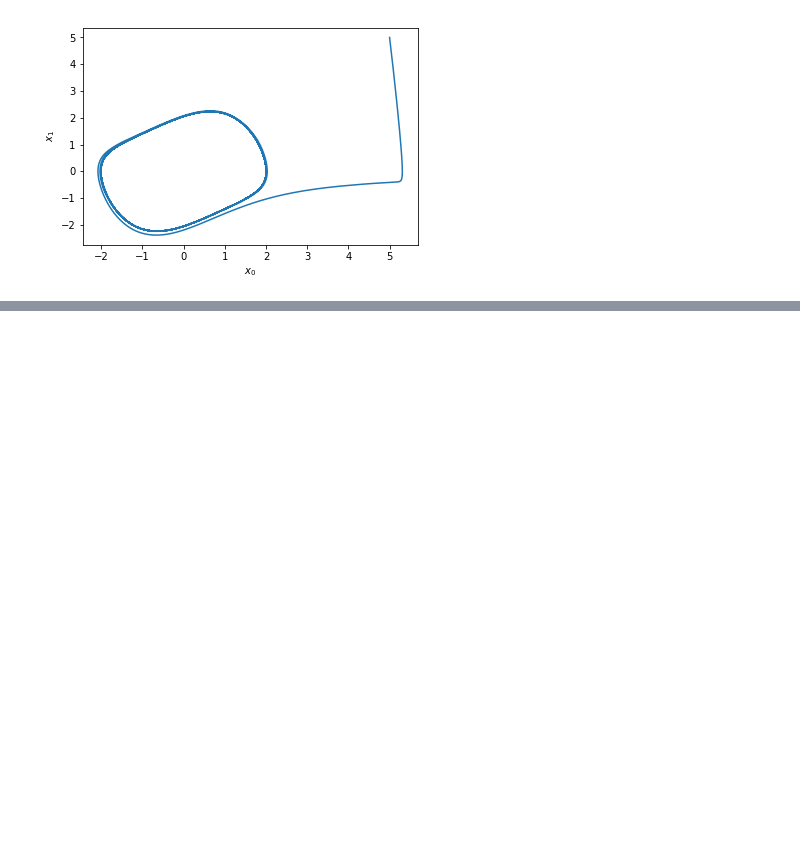
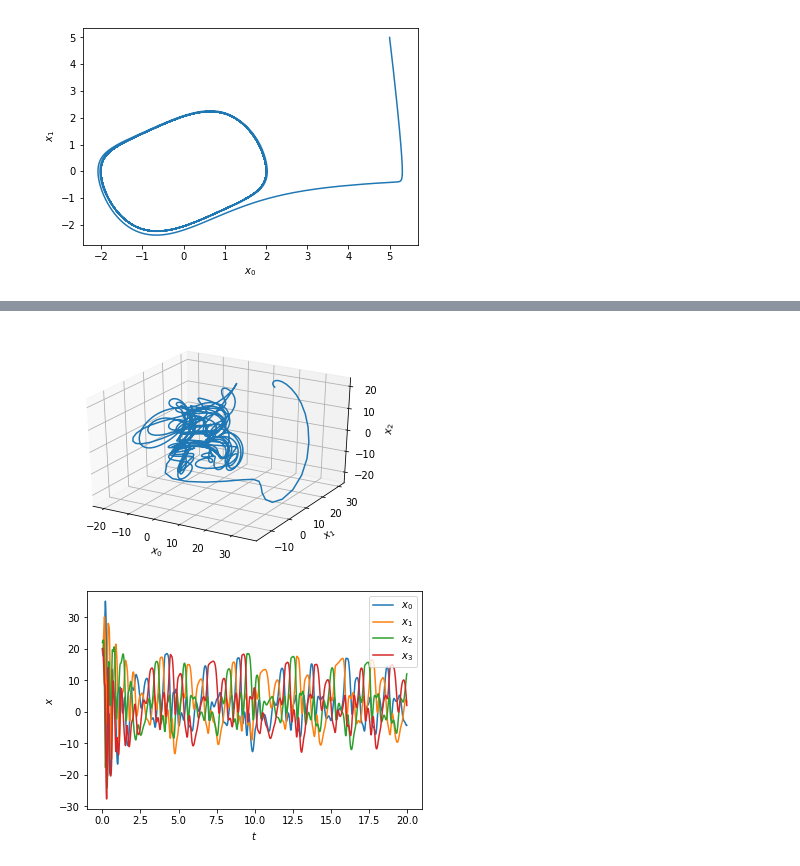
Before and after one commit to data-driven-dynamical-systems/Andre, a Jupyter notebook: dynamical_models.ipynb, the cells around one changed output, grey strips where cells are left out. Saved outputs shown, nothing was run; the diff lists cells and outputs as text; code cells hidden in the pictures; blank space fills up the shorter version.

```diff
--- a/dynamical_models.ipynb
+++ b/dynamical_models.ipynb
@@ -520,0 +717,18 @@ vdp.trajectory_plot()
+# %%
+# these are our constants
+N = 4  # number of variables
+F = 20  # forcing
+x0 = F*np.ones(N) # initial state (equilibrium)
+x0[2] += 2 # add small perturbation to 20th variable
+x0[1] += -1
+tinit = 0
+tmax = 20.0
+dt = 0.01
+# %%
+lorenz96 = Lorenz96(N,F)
+sol = lorenz96.integrate(tinit,tmax, dt ,x0)
+lorenz96.trajectory_plot()
+lorenz96.evolution_plot()
+# %% [output]
+[figure, added]
+[figure, added]
```
Also changed, not shown: parts of 15 cells of this notebook.
